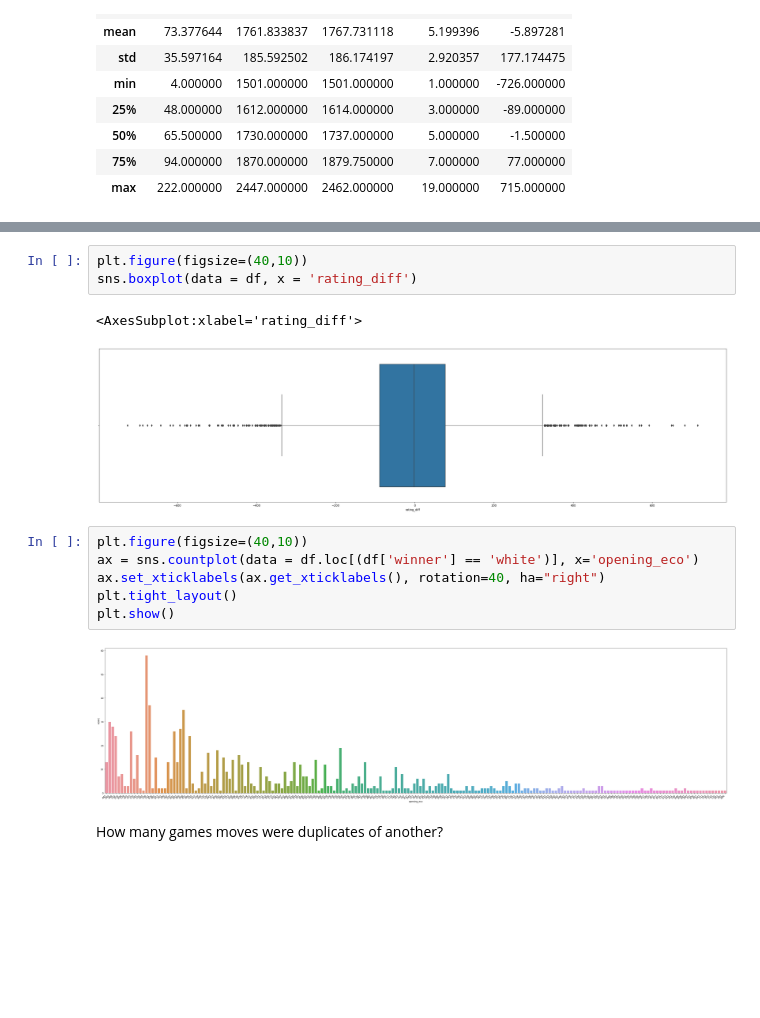
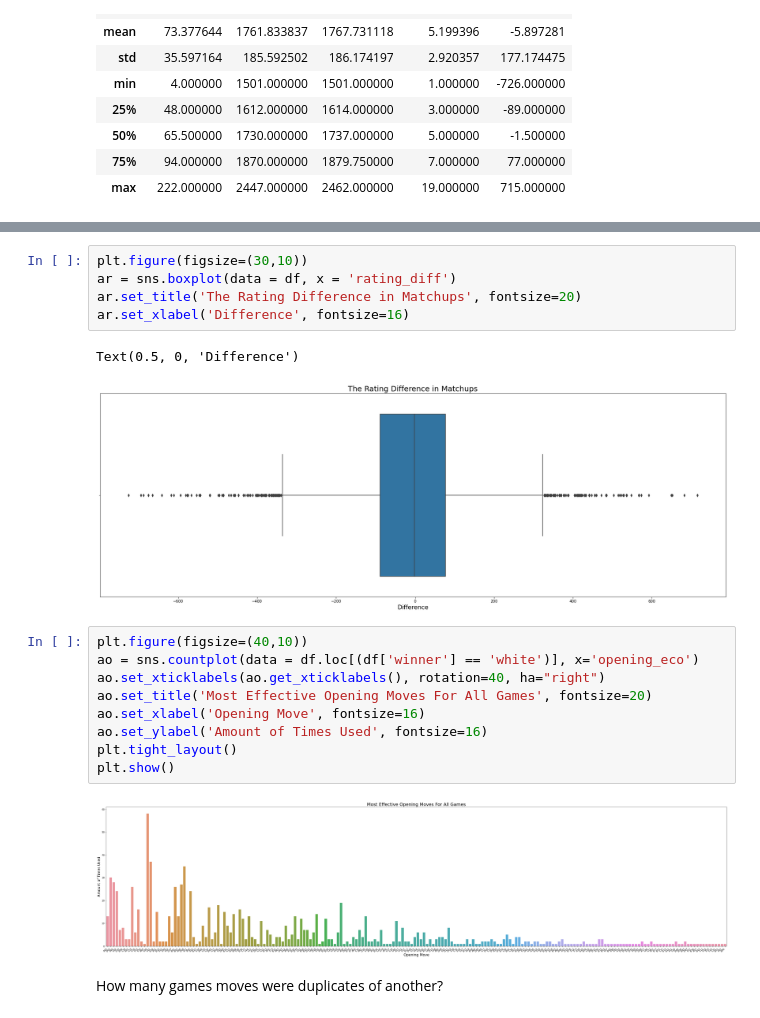
Before and after one commit to matthewasloan95/chess, a Jupyter notebook: final-project.ipynb, the cells around one changed output, grey strips where cells are left out. Drawn from its saved outputs; the diff is of its cells as text; blank space fills up the shorter version.

Commit message:
Changes to the labeling of the visualizations

```diff
--- a/final-project.ipynb
+++ b/final-project.ipynb
@@ -102,19 +102,24 @@ df.loc[df['rating_diff'] < -700]
 |  | id | rated | turns | victory_status | winner | white_rating | black_rating | moves | opening_eco | ... |
 | 6981 | rxfAX58s | True | 122 | mate | black | 1540 | 2266 | d4 d5 c3 Nc6 b3 a6 a3 e6 e3 Nf6 f... | D00 | ... |
 # %%
-plt.figure(figsize=(40,10))
-sns.boxplot(data = df, x = 'rating_diff')
+plt.figure(figsize=(30,10))
+ar = sns.boxplot(data = df, x = 'rating_diff')
+ar.set_title('The Rating Difference in Matchups', fontsize=20)
+ar.set_xlabel('Difference', fontsize=16)
 # %% [output]
-<AxesSubplot:xlabel='rating_diff'>
+Text(0.5, 0, 'Difference')
-[figure, old version]
+[figure, new version]
 # %%
 plt.figure(figsize=(40,10))
-ax = sns.countplot(data = df.loc[(df['winner'] == 'white')], x='opening_eco')
-ax.set_xticklabels(ax.get_xticklabels(), rotation=40, ha="right")
+ao = sns.countplot(data = df.loc[(df['winner'] == 'white')], x='opening_eco')
+ao.set_xticklabels(ao.get_xticklabels(), rotation=40, ha="right")
+ao.set_title('Most Effective Opening Moves For All Games', fontsize=20)
+ao.set_xlabel('Opening Move', fontsize=16)
+ao.set_ylabel('Amount of Times Used', fontsize=16)
 plt.tight_layout()
 plt.show()
 # %% [output]
-[figure, old version]
+[figure, new version]
 # %% [markdown]
 How many games moves were duplicates of another?
 # %%
```
Also changed, not shown: parts of 2 cells of this notebook.
